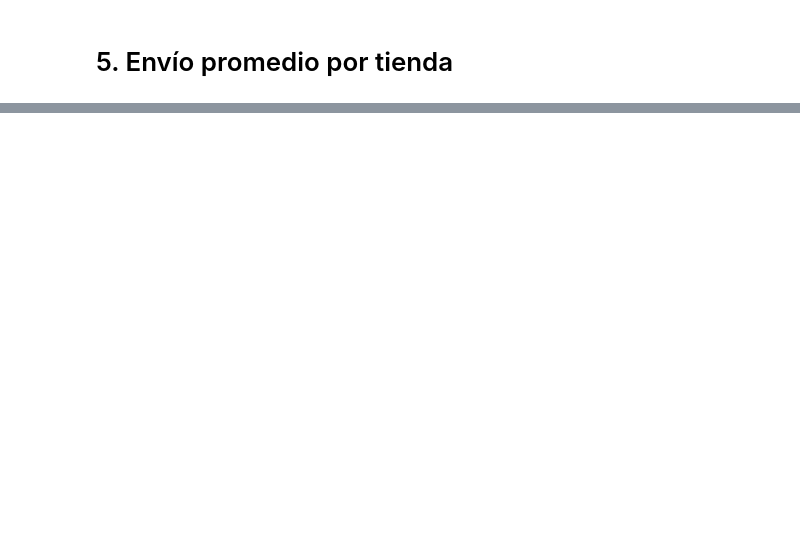
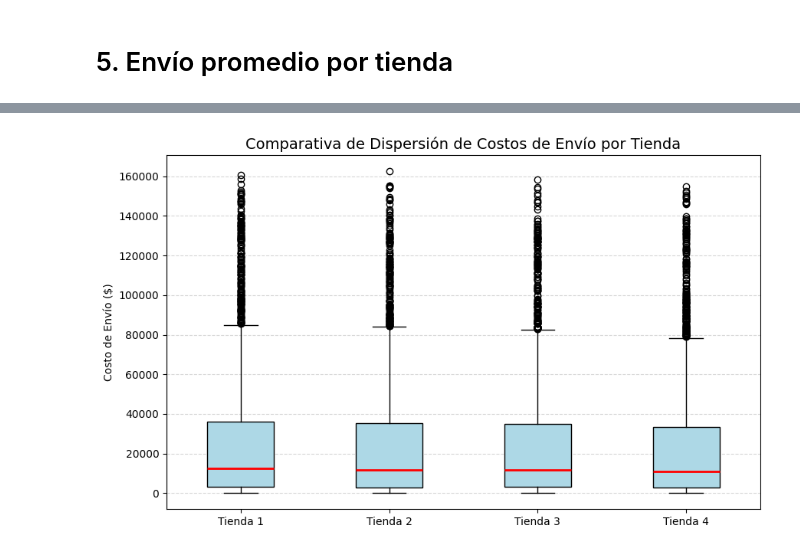
Before and after one commit to Karla12-B/AluraStoreLatam, a Jupyter notebook: AluraStoreLatam.ipynb, the cells around one changed output, grey strips where cells are left out. Cells and saved outputs as stored; diff of their text form; code cells hidden in the pictures; blank space fills up the shorter version.

```diff
--- a/AluraStoreLatam.ipynb
+++ b/AluraStoreLatam.ipynb
@@ -35,0 +237,19 @@ tienda.head()
+# %%
+import pandas as pd
+import matplotlib.pyplot as plt
+
+# Primero, necesitamos preparar los datos para compararlos en un solo gráfico
+datos_envio = [tienda['Costo de envío'], tienda2['Costo de envío'], tienda3['Costo de envío'], tienda4['Costo de envío']]
+
+plt.figure(figsize=(10, 6))
+plt.boxplot(datos_envio, labels=['Tienda 1', 'Tienda 2', 'Tienda 3', 'Tienda 4'], patch_artist=True,
+            boxprops=dict(facecolor='#ADD8E6', color='black'),
+            medianprops=dict(color='red', linewidth=2))
+
+plt.title('Comparativa de Dispersión de Costos de Envío por Tienda', fontsize=14)
+plt.ylabel('Costo de Envío ($)')
+plt.grid(axis='y', linestyle='--', alpha=0.5)
+
+plt.show()
+# %% [output]
+[figure, added]
```
Also changed, not shown: parts of 18 cells of this notebook.
